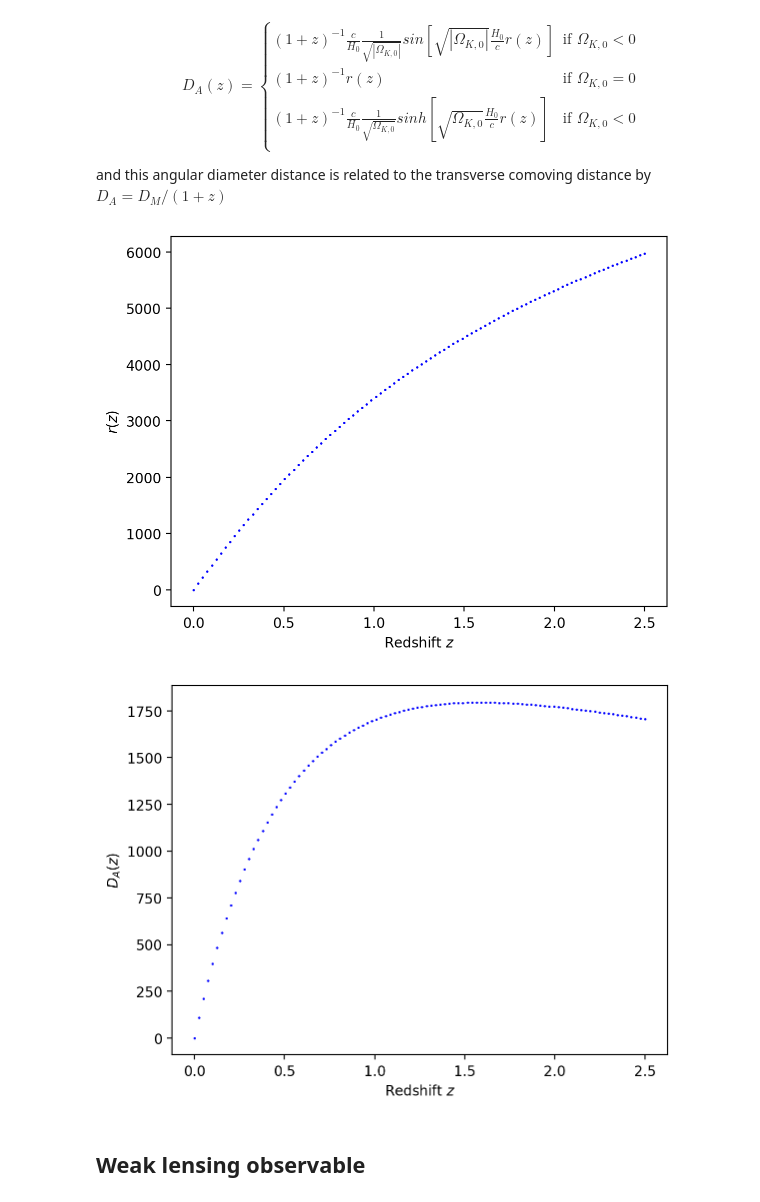
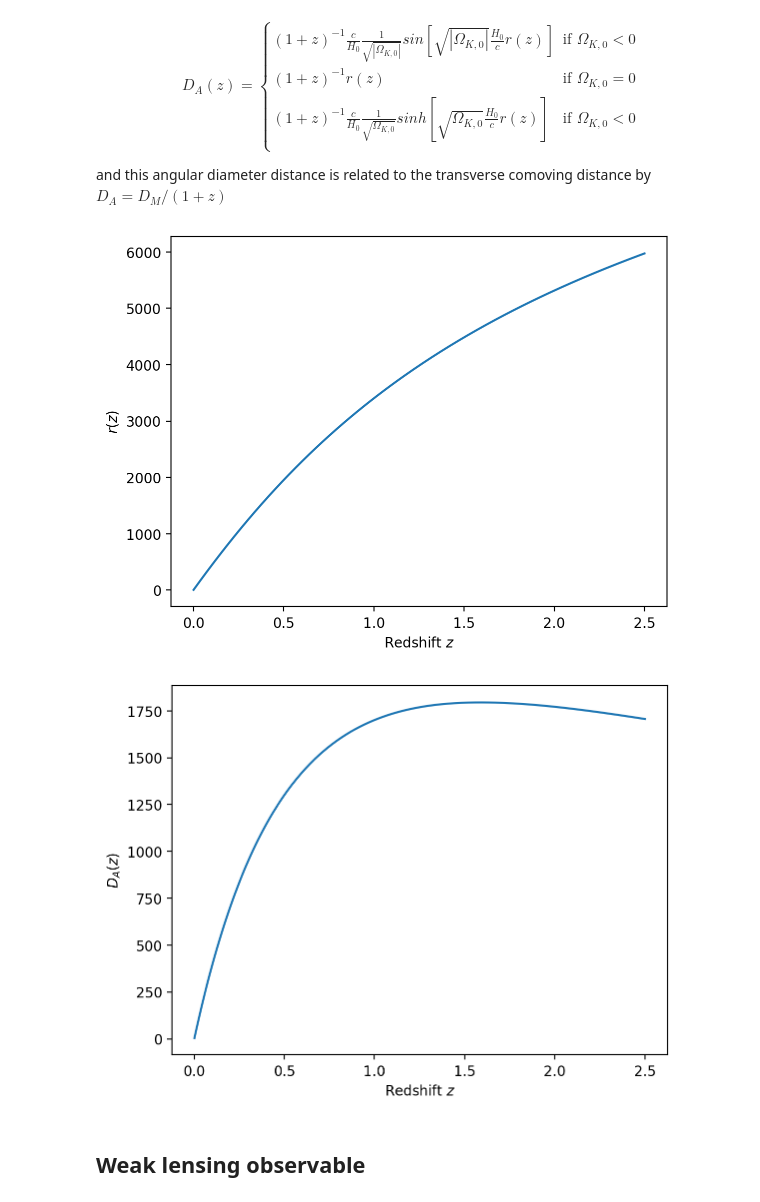
Before and after one commit to vPedreros/dfi-summer-2023, a Jupyter notebook: summer_nb.ipynb, the cells around one changed output. Cells and saved outputs as stored; diff of their text form; code cells hidden in the pictures.

```diff
--- a/summer_nb.ipynb
+++ b/summer_nb.ipynb
@@ -154,28 +154,41 @@ $$D_A(z) = \begin{cases}
 
 and this angular diameter distance is related to the transverse comoving distance by $D_A = D_M / (1+z)$
 # %%
-def r(z):
+def r(z, zmin=0, k=14):
     """Comoving Distance as a function of the redshift
-    Quad integration from scipy is used.
+    romb integration from scipy is used.
     ===================================================
     Input: redshift z
     Output: comoving distance r
     """
     def integrand(u):
-        return 1/E(u)
-    integral = integrate.quad(integrand, 0, z)[0]
-    return l_speed / pars.H0 * integral
+        return 1 / E(u)
+
+    N_int = 2**k + 1
+
+    if type(z) == np.ndarray:
+        output = []
+        for redshift in z:
+            dz = (redshift-zmin) / N_int
+            z_int = np.arange(zmin, redshift, dz)
+            output.append(integrate.romb(integrand(z_int), dx=dz))
+        return l_speed / pars.H0 * np.array(output)
+    else:
+        dz = (z-zmin) / N_int
+        z_int = np.arange(zmin, z, dz)
+        integral = integrate.romb(integrand(z_int), dx=dz)
+        return l_speed / pars.H0 * integral
 # %%
-z_to_plot = np.linspace(0, 2.5, 100)
+z_to_plot = np.linspace(0.001, 2.5, 200)
 
 fig, ax = plt.subplots()
-for z in z_to_plot:
-    ax.scatter(z, r(z), c='b', s=0.5)
+
+ax.plot(z_to_plot, r(z_to_plot))
 ax.set_xlabel('Redshift $z$')
 ax.set_ylabel('$r(z)$');
 # ax.set_title('');
 # %% [output]
-[figure, old version]
+[figure, new version]
 # %%
 def D_A(z, Omk=omk):
     """Angular diameter distance as a function of the redshift.
@@ -197,16 +210,16 @@ def D_A(z, Omk=omk):
     else:
         return prop_const / (1 + z) * np.sinh(arg)
 # %%
-z_to_plot = np.linspace(0, 2.5, 100)
+z_to_plot = np.linspace(0.001, 2.5, 200)
 
 fig, ax = plt.subplots()
-for z in z_to_plot:
-    ax.scatter(z, D_A(z), c='b', s=0.5)
+
+ax.plot(z_to_plot, D_A(z_to_plot))
 ax.set_xlabel('Redshift $z$')
 ax.set_ylabel('$D_A(z)$');
 # ax.set_title('');
 # %% [output]
-[figure, old version]
+[figure, new version]
 # %% [markdown]
 ## Weak lensing observable
 # %% [markdown]
```
Also changed, not shown: parts of 8 cells of this notebook.
